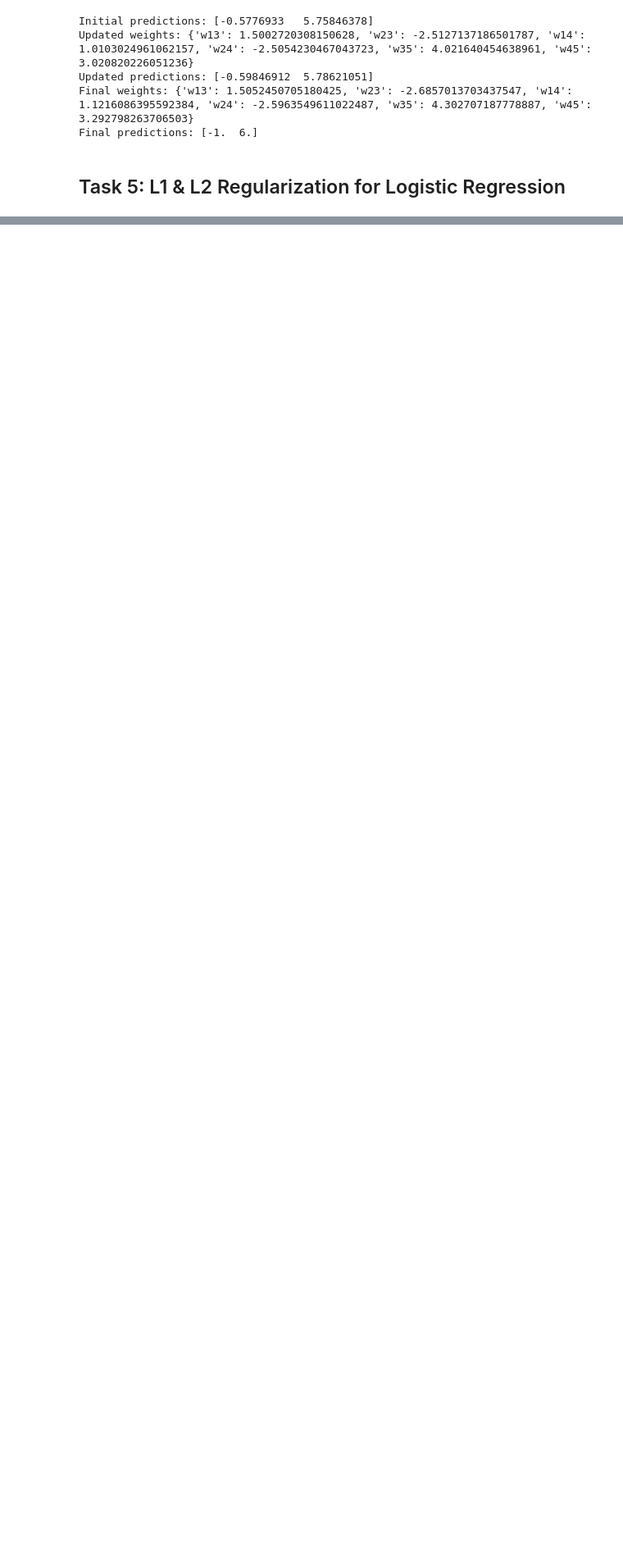
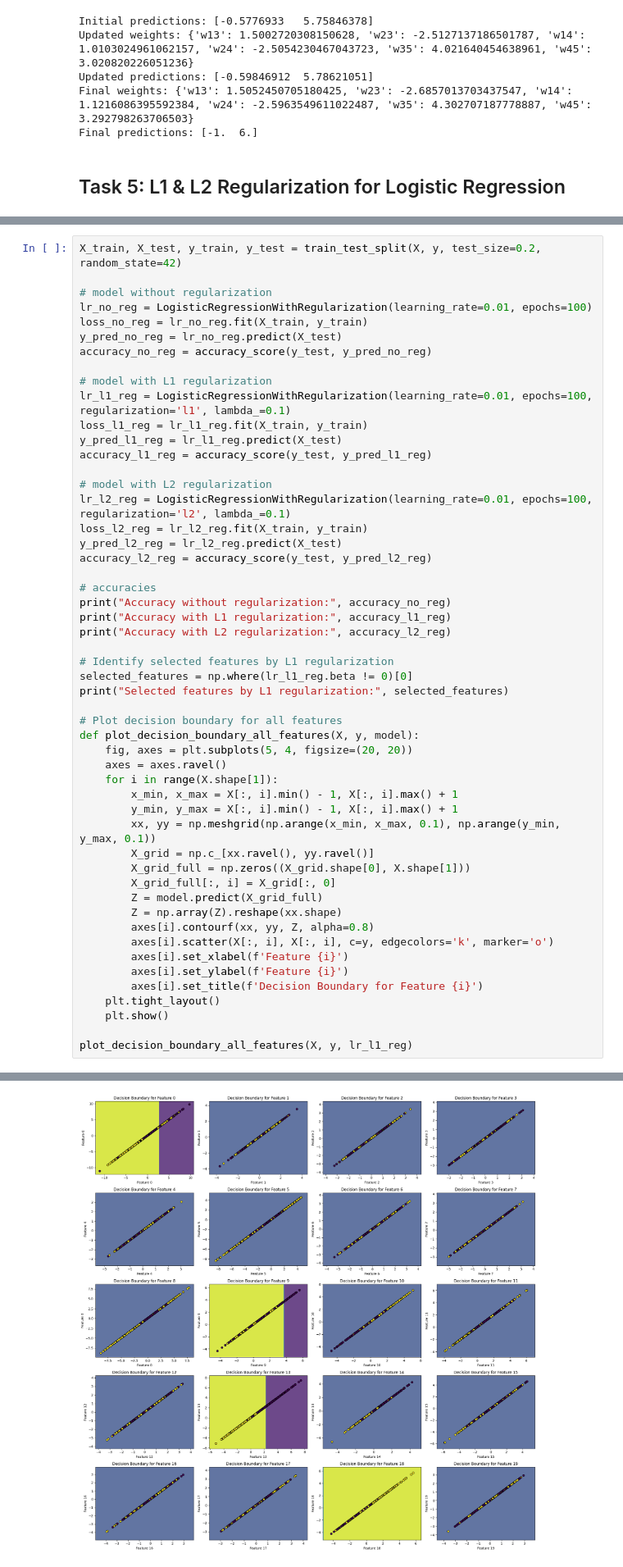
Before and after one commit to PatrykFlama/UWr, a Jupyter notebook: Sem5/ML/2024/List3/Assignment3.ipynb, the cells around one changed output, grey strips where cells are left out. Shown at 82% size. Cells and saved outputs as stored; diff of their text form; blank space fills up the shorter version.

```diff
--- a/Sem5/ML/2024/List3/Assignment3.ipynb
+++ b/Sem5/ML/2024/List3/Assignment3.ipynb
@@ -677,0 +749,53 @@ dataset['Target'] = y
+# %%
+X_train, X_test, y_train, y_test = train_test_split(X, y, test_size=0.2, random_state=42)
+
+# model without regularization
+lr_no_reg = LogisticRegressionWithRegularization(learning_rate=0.01, epochs=100)
+loss_no_reg = lr_no_reg.fit(X_train, y_train)
+y_pred_no_reg = lr_no_reg.predict(X_test)
+accuracy_no_reg = accuracy_score(y_test, y_pred_no_reg)
+
+# model with L1 regularization
+lr_l1_reg = LogisticRegressionWithRegularization(learning_rate=0.01, epochs=100, regularization='l1', lambda_=0.1)
+loss_l1_reg = lr_l1_reg.fit(X_train, y_train)
+y_pred_l1_reg = lr_l1_reg.predict(X_test)
+accuracy_l1_reg = accuracy_score(y_test, y_pred_l1_reg)
+
+# model with L2 regularization
+lr_l2_reg = LogisticRegressionWithRegularization(learning_rate=0.01, epochs=100, regularization='l2', lambda_=0.1)
+loss_l2_reg = lr_l2_reg.fit(X_train, y_train)
+y_pred_l2_reg = lr_l2_reg.predict(X_test)
+accuracy_l2_reg = accuracy_score(y_test, y_pred_l2_reg)
+
+# accuracies
+print("Accuracy without regularization:", accuracy_no_reg)
+print("Accuracy with L1 regularization:", accuracy_l1_reg)
+print("Accuracy with L2 regularization:", accuracy_l2_reg)
+
+# Identify selected features by L1 regularization
+selected_features = np.where(lr_l1_reg.beta != 0)[0]
+print("Selected features by L1 regularization:", selected_features)
+
+# Plot decision boundary for all features
+def plot_decision_boundary_all_features(X, y, model):
+    fig, axes = plt.subplots(5, 4, figsize=(20, 20))
+    axes = axes.ravel()
+    for i in range(X.shape[1]):
+        x_min, x_max = X[:, i].min() - 1, X[:, i].max() + 1
+        y_min, y_max = X[:, i].min() - 1, X[:, i].max() + 1
+        xx, yy = np.meshgrid(np.arange(x_min, x_max, 0.1), np.arange(y_min, y_max, 0.1))
+        X_grid = np.c_[xx.ravel(), yy.ravel()]
+        X_grid_full = np.zeros((X_grid.shape[0], X.shape[1]))
+        X_grid_full[:, i] = X_grid[:, 0]
+        Z = model.predict(X_grid_full)
+        Z = np.array(Z).reshape(xx.shape)
+        axes[i].contourf(xx, yy, Z, alpha=0.8)
+        axes[i].scatter(X[:, i], X[:, i], c=y, edgecolors='k', marker='o')
+        axes[i].set_xlabel(f'Feature {i}')
+        axes[i].set_ylabel(f'Feature {i}')
+        axes[i].set_title(f'Decision Boundary for Feature {i}')
+    plt.tight_layout()
+    plt.show()
+
+plot_decision_boundary_all_features(X, y, lr_l1_reg)
+# %% [output]
@@ -677,0 +806 @@ dataset['Target'] = y
+[figure, added]
```
Also changed, not shown: parts of 6 cells of this notebook.
